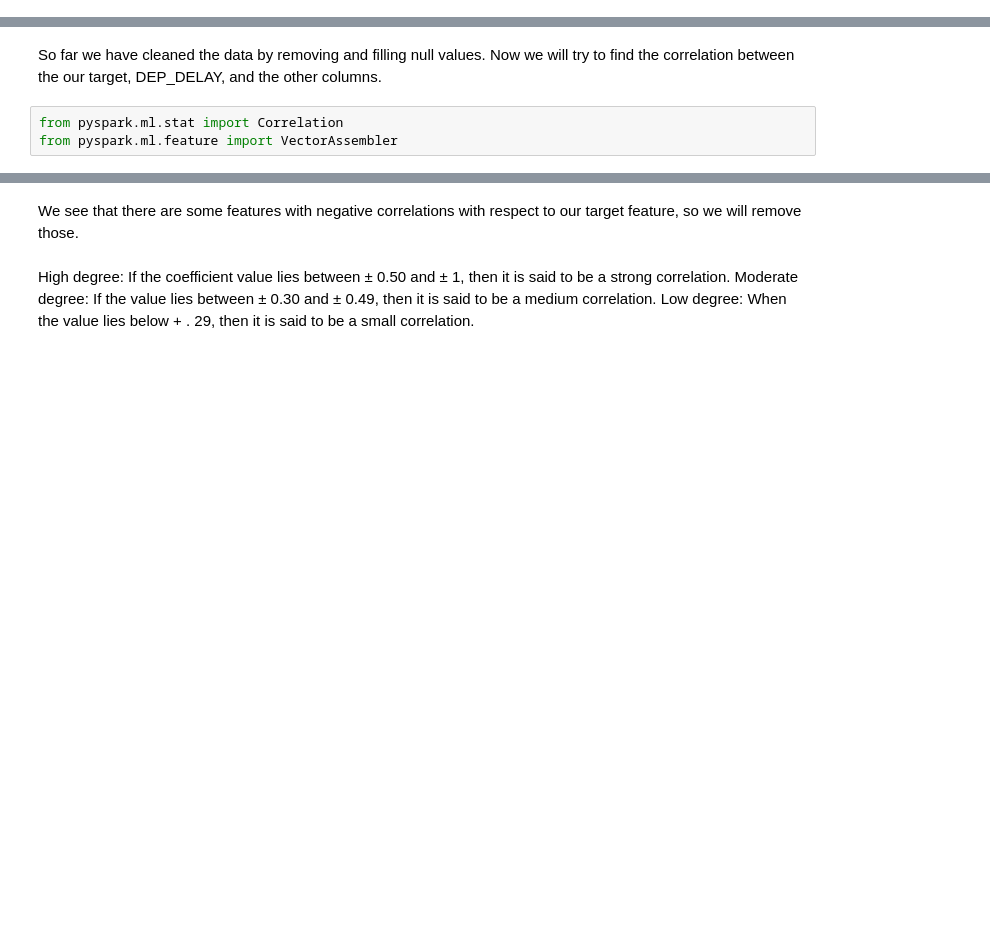
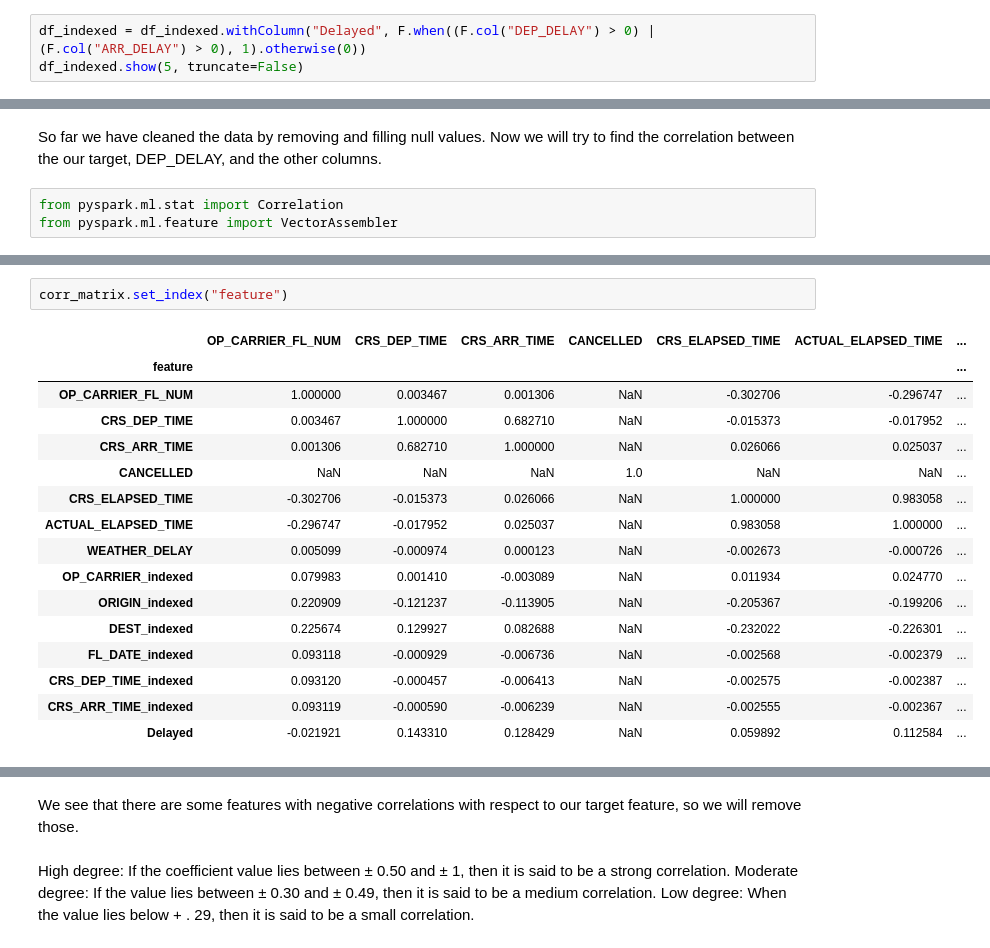
Before and after one commit to YohannesDK/DAT500-FinalProject, a Jupyter notebook: spark/Flight_Delay.ipynb, the cells around one changed output, grey strips where cells are left out. Saved outputs shown, nothing was run; the diff lists cells and outputs as text; blank space fills up the shorter version.

```diff
--- a/spark/Flight_Delay.ipynb
+++ b/spark/Flight_Delay.ipynb
@@ -157,0 +223,3 @@ only showing top 5 rows
+# %%
+df_indexed = df_indexed.withColumn("Delayed", F.when((F.col("DEP_DELAY") > 0) | (F.col("ARR_DELAY") > 0), 1).otherwise(0))
+df_indexed.show(5, truncate=False)
@@ -181 +326,20 @@ corr_matrix = GetCorrelationMatrix(df_indexed)
+# %%
+corr_matrix.set_index("feature")
+# %% [output]
+|  | OP_CARRIER_FL_NUM | CRS_DEP_TIME | CRS_ARR_TIME | CANCELLED | CRS_ELAPSED_TIME | ACTUAL_ELAPSED_TIME | ... |
+| feature |  |  |  |  |  |  | ... |
+| OP_CARRIER_FL_NUM | 1.000000 | 0.003467 | 0.001306 | NaN | -0.302706 | -0.296747 | ... |
+| CRS_DEP_TIME | 0.003467 | 1.000000 | 0.682710 | NaN | -0.015373 | -0.017952 | ... |
+| CRS_ARR_TIME | 0.001306 | 0.682710 | 1.000000 | NaN | 0.026066 | 0.025037 | ... |
+| CANCELLED | NaN | NaN | NaN | 1.0 | NaN | NaN | ... |
+| CRS_ELAPSED_TIME | -0.302706 | -0.015373 | 0.026066 | NaN | 1.000000 | 0.983058 | ... |
+| ACTUAL_ELAPSED_TIME | -0.296747 | -0.017952 | 0.025037 | NaN | 0.983058 | 1.000000 | ... |
+| WEATHER_DELAY | 0.005099 | -0.000974 | 0.000123 | NaN | -0.002673 | -0.000726 | ... |
+| OP_CARRIER_indexed | 0.079983 | 0.001410 | -0.003089 | NaN | 0.011934 | 0.024770 | ... |
+| ORIGIN_indexed | 0.220909 | -0.121237 | -0.113905 | NaN | -0.205367 | -0.199206 | ... |
+| DEST_indexed | 0.225674 | 0.129927 | 0.082688 | NaN | -0.232022 | -0.226301 | ... |
+| FL_DATE_indexed | 0.093118 | -0.000929 | -0.006736 | NaN | -0.002568 | -0.002379 | ... |
+| CRS_DEP_TIME_indexed | 0.093120 | -0.000457 | -0.006413 | NaN | -0.002575 | -0.002387 | ... |
+| CRS_ARR_TIME_indexed | 0.093119 | -0.000590 | -0.006239 | NaN | -0.002555 | -0.002367 | ... |
+| Delayed | -0.021921 | 0.143310 | 0.128429 | NaN | 0.059892 | 0.112584 | ... |
 # %%
```
Also changed, not shown: parts of 29 cells of this notebook.
